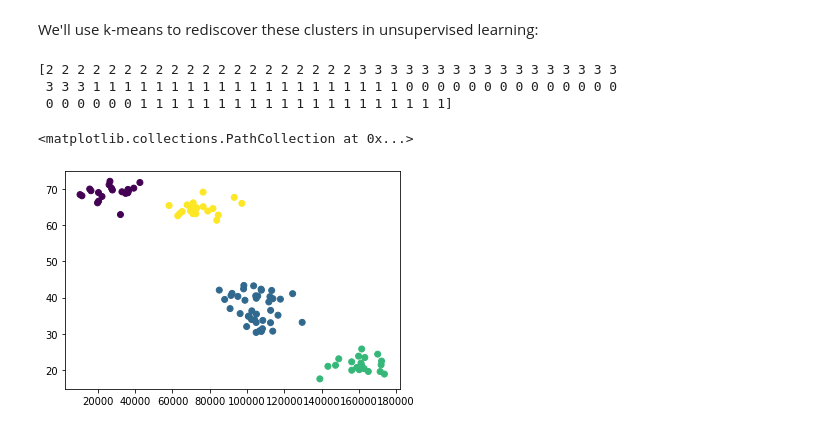
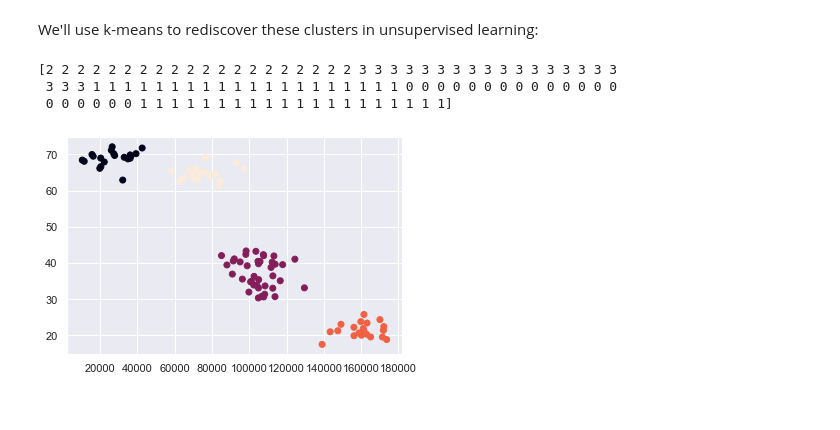
Before and after one commit to cmutnik/Udemy_work, a Jupyter notebook: AI_ML_DeepLearning/Machine_Learning_Data_Science_and_Deep_Learning_with_Python/notebooks/made/KMeans.ipynb, the cells around one changed output. Drawn from its saved outputs; the diff is of its cells as text; code cells hidden in the pictures.

```diff
--- a/AI_ML_DeepLearning/Machine_Learning_Data_Science_and_Deep_Learning_with_Python/notebooks/made/KMeans.ipynb
+++ b/AI_ML_DeepLearning/Machine_Learning_Data_Science_and_Deep_Learning_with_Python/notebooks/made/KMeans.ipynb
@@ -22,26 +22,29 @@ We'll use k-means to rediscover these clusters in unsupervised learning:
 # %%
 from sklearn.cluster import KMeans
 import matplotlib.pyplot as plt
 from sklearn.preprocessing import scale
 import numpy as np
+import seaborn as sns
+# use seaborn to make our plots nicer to look at
+sns.set()
 
 # create randomly clustered data
 data = createClusteredData(100, 5)
 
 # set up our k-means model
 model = KMeans(n_clusters=4)
 
 # apply model to our scale data
 model = model.fit(scale(data))
 
 # visually inspect clustered data
 print(model.labels_)
 
 # plot clusterings
 plt.scatter(data[:,0], data[:,1], c=model.labels_.astype(np.float))
+plt.savefig('../../figs/KMeans.png')
 # %% [output]
 [2 2 2 2 2 2 2 2 2 2 2 2 2 2 2 2 2 2 2 2 3 3 3 3 3 3 3 3 3 3 3 3 3 3 3 3 3
  3 3 3 1 1 1 1 1 1 1 1 1 1 1 1 1 1 1 1 1 1 1 1 0 0 0 0 0 0 0 0 0 0 0 0 0 0
  0 0 0 0 0 0 1 1 1 1 1 1 1 1 1 1 1 1 1 1 1 1 1 1 1 1]
-<matplotlib.collections.PathCollection at 0x...>
-[figure, old version]
+[figure, new version]
```
Also changed, not shown: 1 other file.
